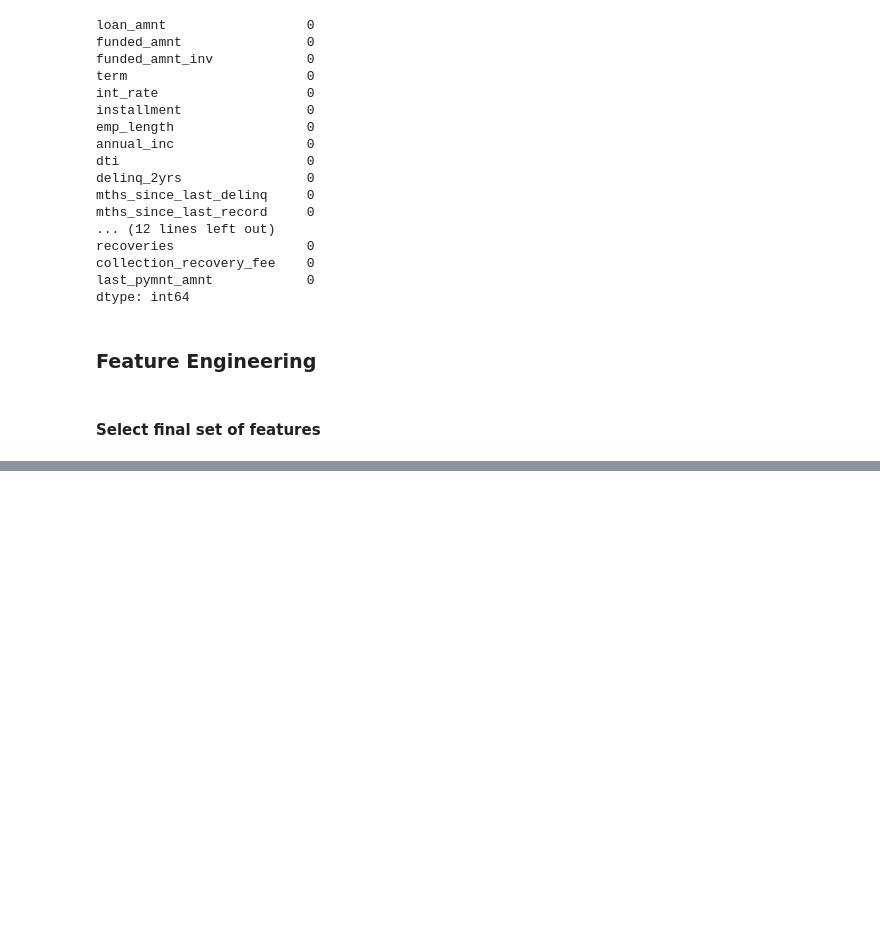
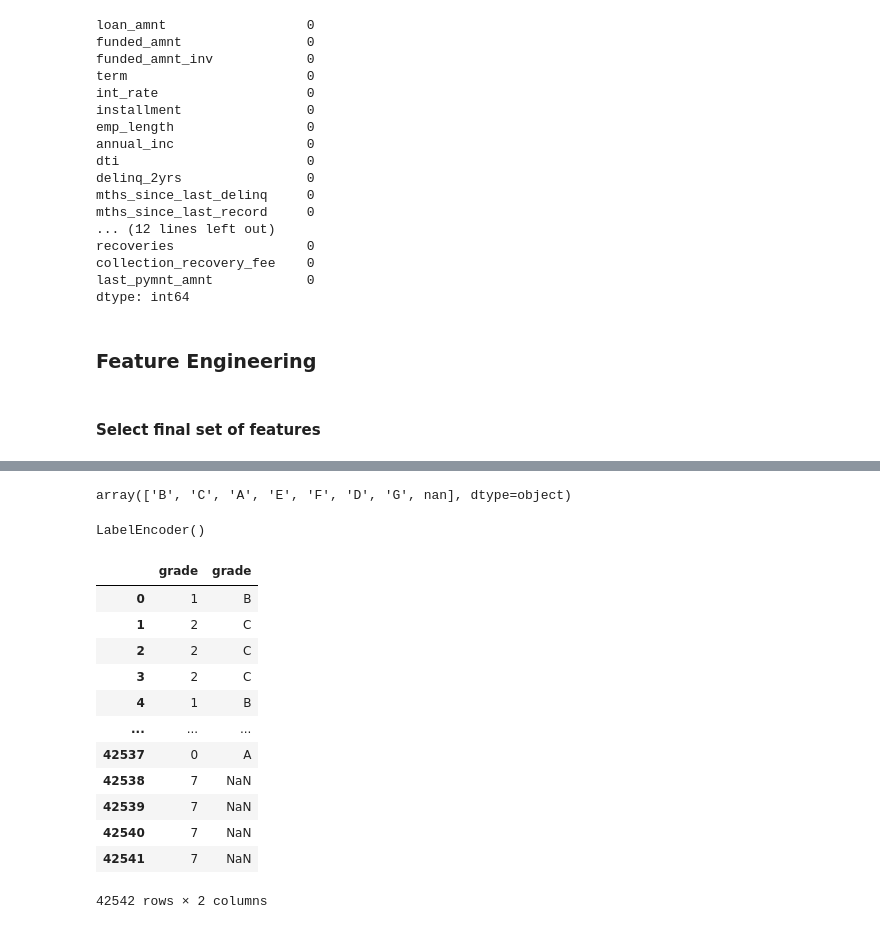
Before and after one commit to curtpond/segmentation, a Jupyter notebook: lending-club.ipynb, the cells around one changed output, grey strips where cells are left out. Cells and saved outputs as stored; diff of their text form; code cells hidden in the pictures; blank space fills up the shorter version.

Commit message:
Finished label encoding.

```diff
--- a/lending-club.ipynb
+++ b/lending-club.ipynb
@@ -238,0 +242,15 @@ X_train.loc[:,:] = scaler.fit_transform(X_train)
+# %%
+labels = df.grade
+labels.unique()
+# %% [output]
+array(['B', 'C', 'A', 'E', 'F', 'D', 'G', nan], dtype=object)
+# %%
+labels = labels.fillna(value="Z")
+# %%
+# Convert labels to numerical values
+lbl = LabelEncoder()
+lbl.fit(list(labels.values))
+# %% [output]
+LabelEncoder()
+# %%
+labels = pd.Series(data=lbl.transform(labels.values), name="grade")
@@ -238,0 +260,17 @@ X_train.loc[:,:] = scaler.fit_transform(X_train)
+# %%
+labelsOriginalVSNew = pd.concat([labels, df.grade],axis=1)
+labelsOriginalVSNew
+# %% [output]
+|  | grade | grade |
+| 0 | 1 | B |
+| 1 | 2 | C |
+| 2 | 2 | C |
+| 3 | 2 | C |
+| 4 | 1 | B |
+| ... | ... | ... |
+| 42537 | 0 | A |
+| 42538 | 7 | NaN |
+| 42539 | 7 | NaN |
+| 42540 | 7 | NaN |
+| 42541 | 7 | NaN |
+42542 rows × 2 columns
```
Also changed, not shown: parts of 4 cells of this notebook.
